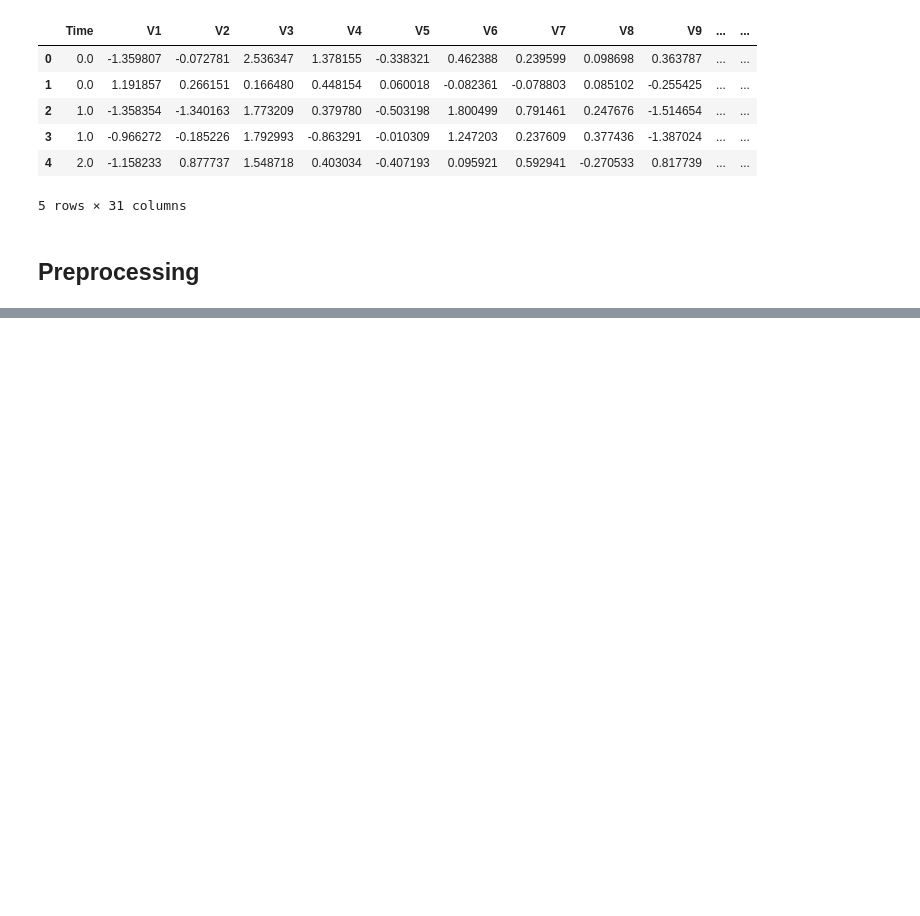
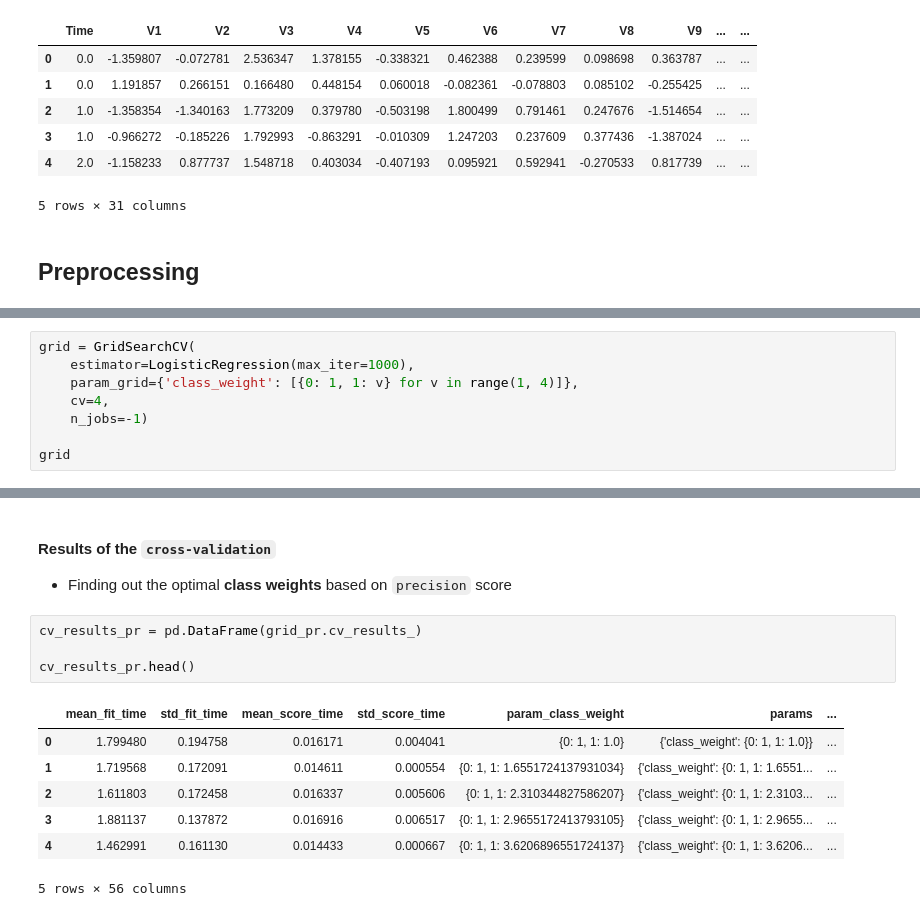
Before and after one commit to nirmit27/ds-and-ml, a Jupyter notebook: Models/credit-card-fraud-detection.ipynb, the cells around one changed output, grey strips where cells are left out. Saved outputs shown, nothing was run; the diff lists cells and outputs as text; blank space fills up the shorter version.

```diff
--- a/Models/credit-card-fraud-detection.ipynb
+++ b/Models/credit-card-fraud-detection.ipynb
@@ -36,0 +93,8 @@ df.shape
+# %%
+grid = GridSearchCV(
+    estimator=LogisticRegression(max_iter=1000),
+    param_grid={'class_weight': [{0: 1, 1: v} for v in range(1, 4)]},
+    cv=4,
+    n_jobs=-1)
+
+grid
@@ -36,0 +190,15 @@ df.shape
+# %% [markdown]
+#### Results of the `cross-validation`
+- Finding out the optimal **class weights** based on `precision` score
+# %%
+cv_results_pr = pd.DataFrame(grid_pr.cv_results_)
+
+cv_results_pr.head()
+# %% [output]
+|  | mean_fit_time | std_fit_time | mean_score_time | std_score_time | param_class_weight | params | ... |
+| 0 | 1.799480 | 0.194758 | 0.016171 | 0.004041 | {0: 1, 1: 1.0} | {'class_weight': {0: 1, 1: 1.0}} | ... |
+| 1 | 1.719568 | 0.172091 | 0.014611 | 0.000554 | {0: 1, 1: 1.6551724137931034} | {'class_weight': {0: 1, 1: 1.6551... | ... |
+| 2 | 1.611803 | 0.172458 | 0.016337 | 0.005606 | {0: 1, 1: 2.310344827586207} | {'class_weight': {0: 1, 1: 2.3103... | ... |
+| 3 | 1.881137 | 0.137872 | 0.016916 | 0.006517 | {0: 1, 1: 2.9655172413793105} | {'class_weight': {0: 1, 1: 2.9655... | ... |
+| 4 | 1.462991 | 0.161130 | 0.014433 | 0.000667 | {0: 1, 1: 3.6206896551724137} | {'class_weight': {0: 1, 1: 3.6206... | ... |
+5 rows × 56 columns
```
Also changed, not shown: parts of 33 cells of this notebook.
